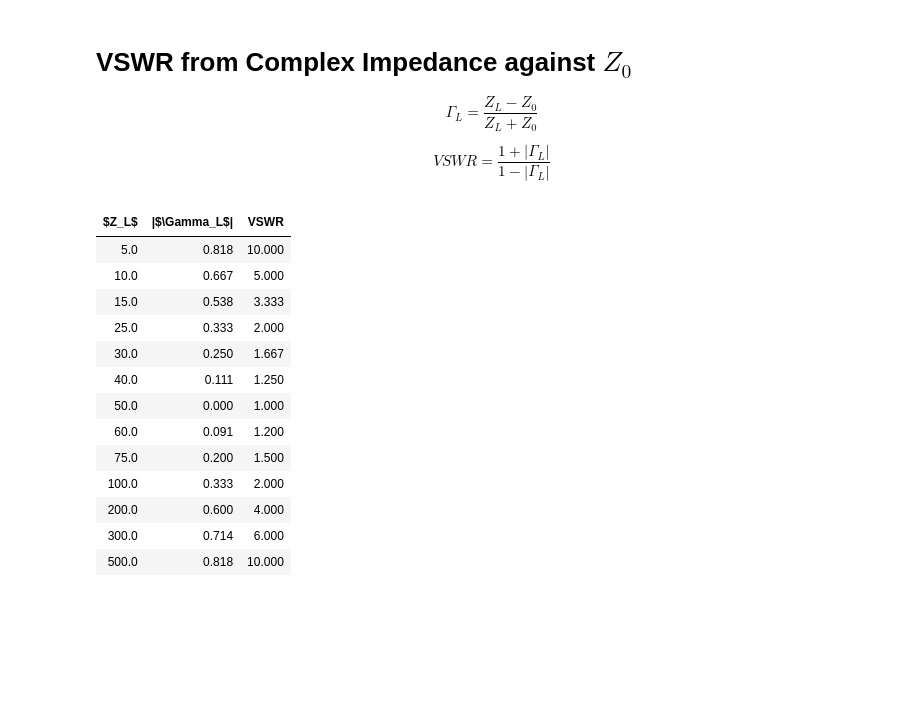
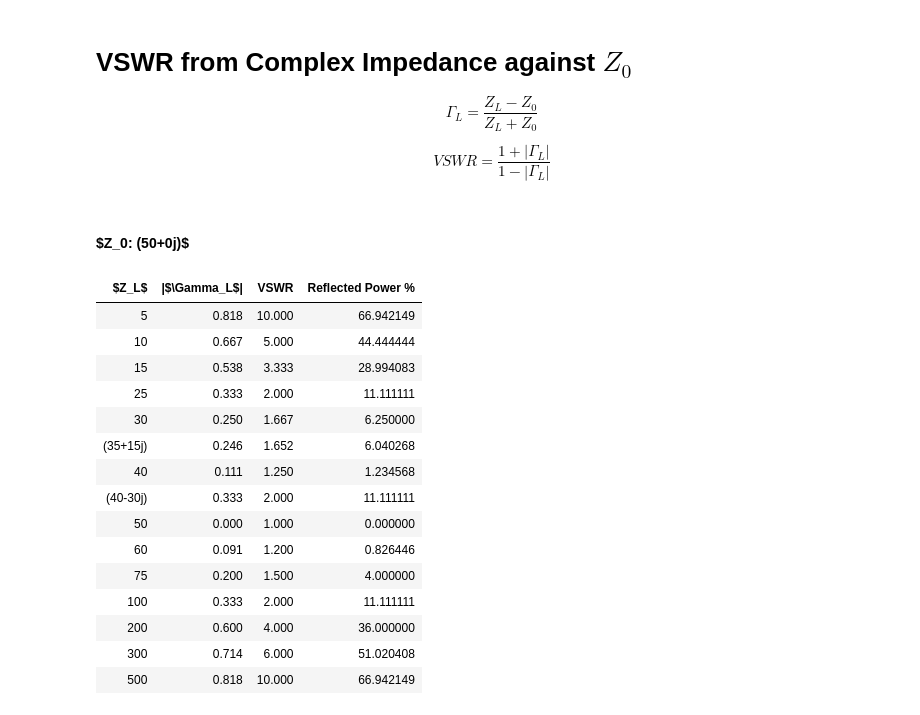
Before and after one commit to M0YCX/ycx_rf_notebooks, a Jupyter notebook: Math/Conversion Charts VSWR.ipynb, the cells around one changed output. Drawn from its saved outputs; the diff is of its cells as text; code cells hidden in the pictures; blank space fills up the shorter version.

```diff
--- a/Math/Conversion Charts VSWR.ipynb
+++ b/Math/Conversion Charts VSWR.ipynb
@@ -131,47 +132,58 @@ ZL_list = [
     15,
     25,
     30,
+    35 + 15j,
     40,
+    40 - 30j,
     50,
     60,
     75,
     100,
     200,
     300,
     500,
 ]
 idx = []
 reflcoefs = []
 vswrs = []
+powrefl = []
 
 for zl in ZL_list:
-    idx.append(f"{zl:0.1f}")
+    # idx.append(f"{zl:0.1f}")
+    idx.append(f"{zl}")
 
     rcoef = abs((zl - Z0) / (zl + Z0))
     reflcoefs.append(f"{rcoef:0.3f}")
     vswrs.append(f"{((1+rcoef)/(1-rcoef)):0.3f}")
+    p_ref = rcoef**2 * 100
+    powrefl.append(p_ref)
 
+display(HTML(f"<h4>$Z_0: {Z0}$</h4>"))
 pd.set_option("display.precision", 8)
 df = pd.DataFrame(
     {
         "$Z_L$": idx,
         "|$\\Gamma_L$|": reflcoefs,
         "VSWR": vswrs,
+        "Reflected Power %": powrefl,
     }
 )
 df.style.hide()
 # %% [output]
+$Z_0: (50+0j)$
-| $Z_L$ | |$\Gamma_L$| | VSWR |
-| 5.0 | 0.818 | 10.000 |
-| 10.0 | 0.667 | 5.000 |
-| 15.0 | 0.538 | 3.333 |
-| 25.0 | 0.333 | 2.000 |
-| 30.0 | 0.250 | 1.667 |
-| 40.0 | 0.111 | 1.250 |
-| 50.0 | 0.000 | 1.000 |
-| 60.0 | 0.091 | 1.200 |
-| 75.0 | 0.200 | 1.500 |
-| 100.0 | 0.333 | 2.000 |
-| 200.0 | 0.600 | 4.000 |
-| 300.0 | 0.714 | 6.000 |
-| 500.0 | 0.818 | 10.000 |
+| $Z_L$ | |$\Gamma_L$| | VSWR | Reflected Power % |
+| 5 | 0.818 | 10.000 | 66.942149 |
+| 10 | 0.667 | 5.000 | 44.444444 |
+| 15 | 0.538 | 3.333 | 28.994083 |
+| 25 | 0.333 | 2.000 | 11.111111 |
+| 30 | 0.250 | 1.667 | 6.250000 |
+| (35+15j) | 0.246 | 1.652 | 6.040268 |
+| 40 | 0.111 | 1.250 | 1.234568 |
+| (40-30j) | 0.333 | 2.000 | 11.111111 |
+| 50 | 0.000 | 1.000 | 0.000000 |
+| 60 | 0.091 | 1.200 | 0.826446 |
+| 75 | 0.200 | 1.500 | 4.000000 |
+| 100 | 0.333 | 2.000 | 11.111111 |
+| 200 | 0.600 | 4.000 | 36.000000 |
+| 300 | 0.714 | 6.000 | 51.020408 |
+| 500 | 0.818 | 10.000 | 66.942149 |
```
Also changed, not shown: parts of 1 cell of this notebook, 2 other files.
